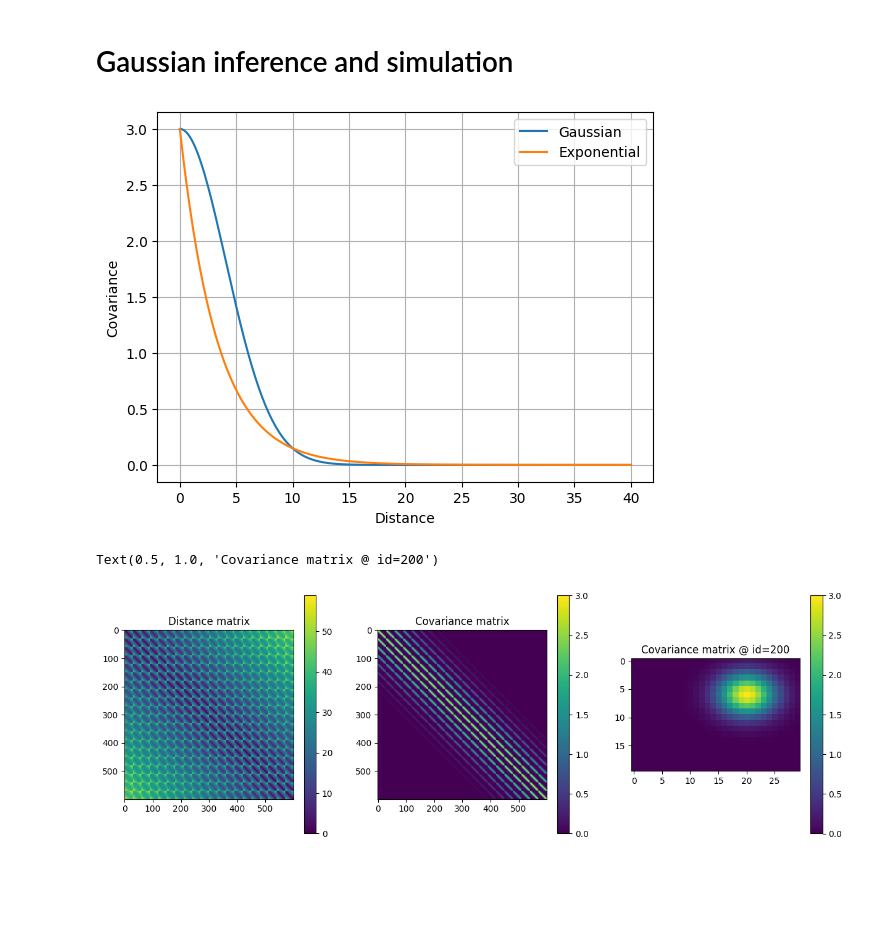
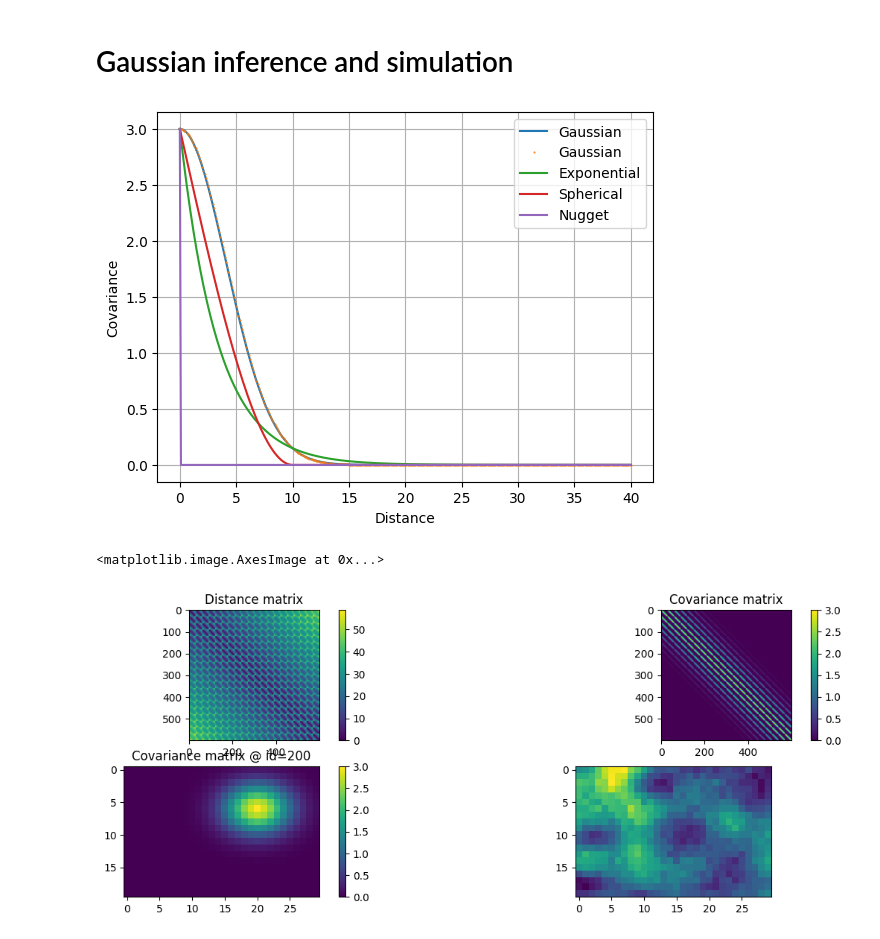
Before and after one commit to cultpenguin/DataIntegration, a Jupyter notebook: Exercises/Gaussian/Ex2/ex_gaussian_inference2.ipynb, the cells around one changed output. Drawn from its saved outputs; the diff is of its cells as text; code cells hidden in the pictures; blank space fills up the shorter version.

```diff
--- a/Exercises/Gaussian/Ex2/ex_gaussian_inference2.ipynb
+++ b/Exercises/Gaussian/Ex2/ex_gaussian_inference2.ipynb
@@ -27,54 +107,60 @@ r = 10
 v = 3
 plt.figure()
 plt.plot(d,cov_gau(d,r,v),label='Gaussian')
+plt.plot(d,cov_cal(d,r,v, model='gaussian'),'.',label='Gaussian', markersize=1)
 plt.plot(d,cov_exp(d,r,v),label='Exponential')
+plt.plot(d,cov_sph(d,r,v),label='Spherical')
+plt.plot(d,cov_nug(d,v),label='Nugget')
 #plt.plot(d,cov_nug(d,r,v),label='Nugget')
 plt.xlabel('Distance')
 plt.ylabel('Covariance')
 plt.legend()
 plt.grid(True)
 # %% [output]
-[figure, old version]
+[figure, new version]
 # %%
 
 
 x = np.linspace(1,45,30)
 y = np.linspace(1,40,20)
 nx=len(x)
 ny=len(y)
 
-xx, yy = np.meshgrid(x,y)
-xx=xx.flatten()
-yy=yy.flatten()
 
-nd=xx.shape[0]
+d = precal_distance(x,y)
+nd=d.shape[0]
 
-d = np.zeros((nd,nd))
-for ix in range(nd):
-    for iy in range(nd):
-        d[ix,iy] = np.sqrt((xx[ix]-xx[iy])**2 + (yy[ix]-yy[iy])**2)
+C = cov_exp(d,r=13,d_var=3)
+d_nug = 0.1
+C = cov_gau(d,r=13,d_var=3-d_nug)+cov_nug(d,d_nug)
+
+C = cov_gau(d,r=13,d_var=3-d_nug)+cov_sph(d,1,d_nug)
 
 
-C = cov_exp(d,range=13,d_var=3)
-d_nug = 0.001
-C = cov_gau(d,range=13,d_var=3-d_nug)+cov_nug(d,d_nug)
-
 plt.figure(figsize=(15,5))
-plt.subplot(1,3,1)
+plt.subplot(2,2,1)
 plt.imshow(d)
 plt.colorbar()
 plt.title('Distance matrix')
-plt.subplot(1,3,2)
+plt.subplot(2,2,2)
 plt.imshow(C)
 plt.colorbar()
 plt.title('Covariance matrix')
-plt.subplot(1,3,3)
+plt.subplot(2,2,3)
 id=200
 plt.imshow(C[id].reshape((ny,nx)))
 plt.colorbar()
 plt.title('Covariance matrix @ id=%d' %(id))
+
+
+m0 = np.zeros(nd)
+m = cholesky_sim(m0,C)
+m_2d = m.reshape((ny,nx))
+
+plt.subplot(2,2,4)
+plt.imshow(m_2d)
 # %% [output]
-Text(0.5, 1.0, 'Covariance matrix @ id=200')
+<matplotlib.image.AxesImage at 0x...>
-[figure, old version]
+[figure, new version]
 # %%
 
```
Also changed, not shown: parts of 6 cells of this notebook, 1 other file.
